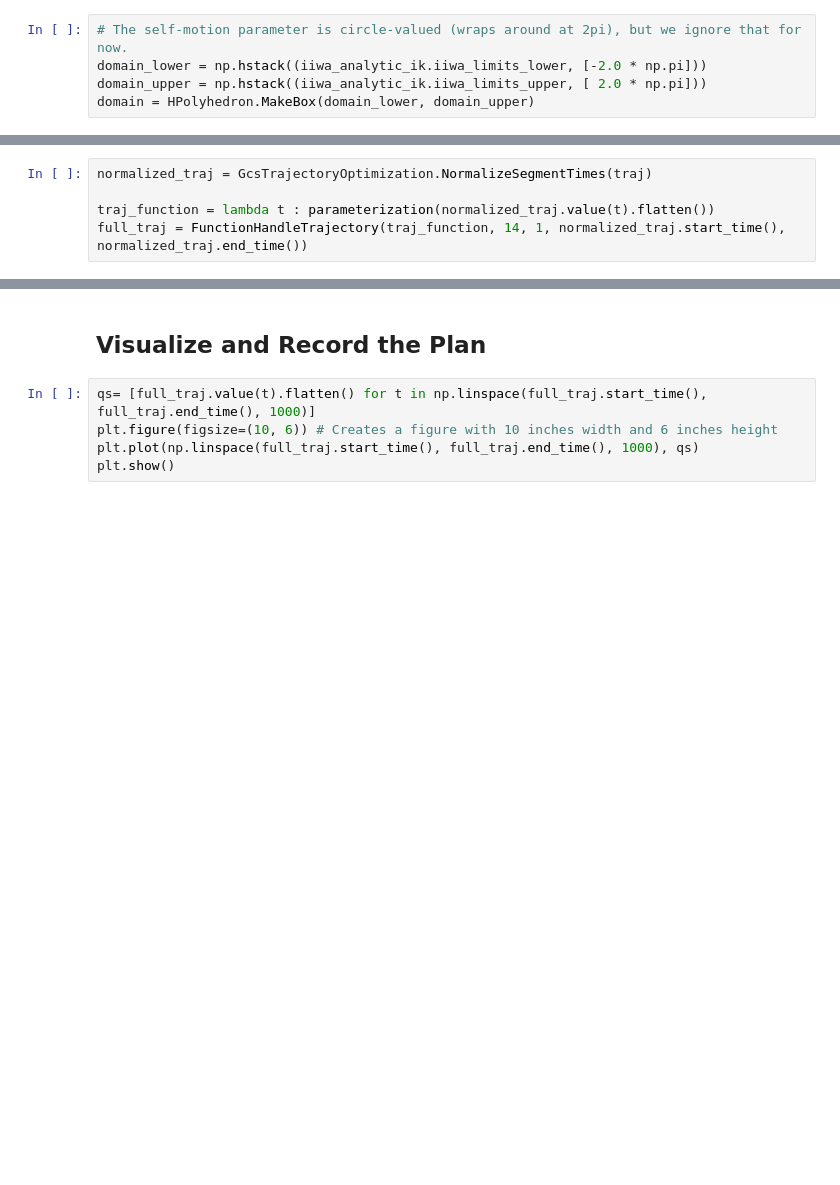
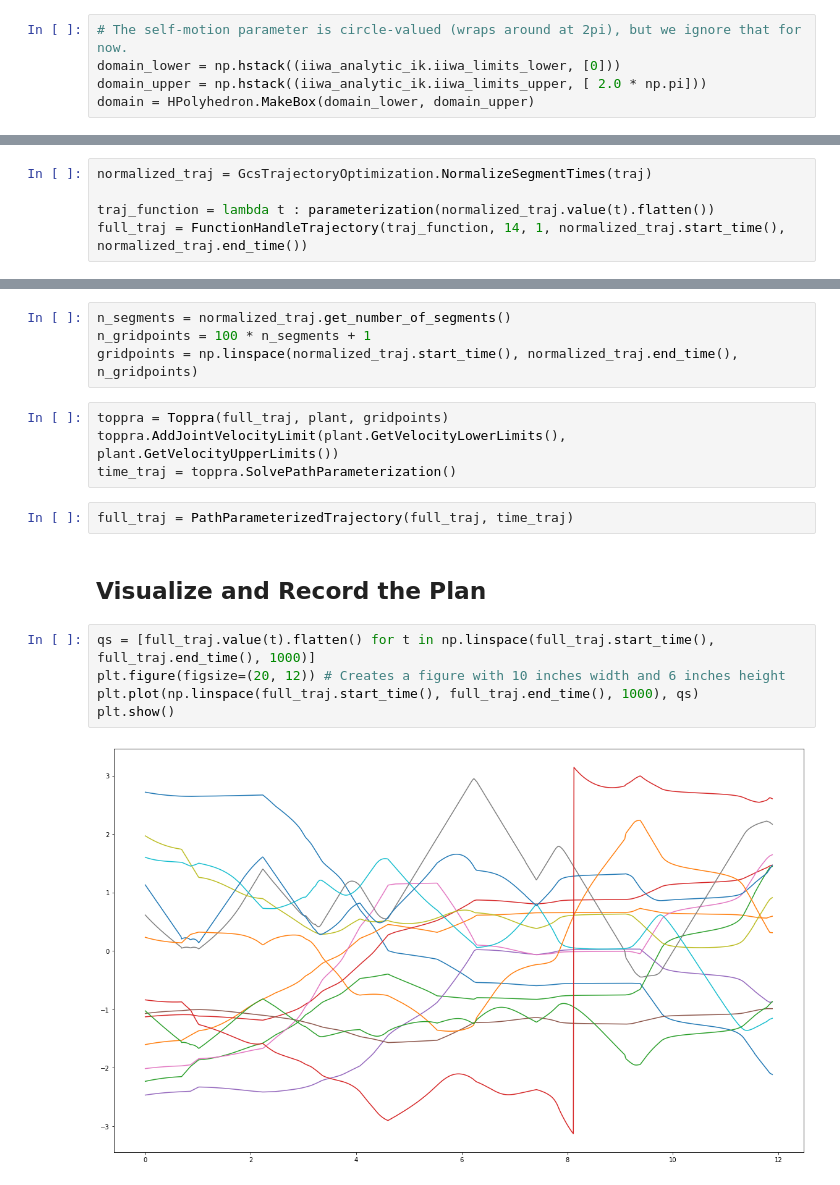
Before and after one commit to cohnt/constrained-bimanual-planning-example, a Jupyter notebook: notebooks/main.ipynb, the cells around one changed output, grey strips where cells are left out. Saved outputs shown, nothing was run; the diff lists cells and outputs as text; blank space fills up the shorter version.

Commit message:
Making progress, but one joint really likes to wrap around!

```diff
--- a/notebooks/main.ipynb
+++ b/notebooks/main.ipynb
@@ -187,7 +195,7 @@ iris_prog.AddConstraint(subordinate_arm_config,
 ## RRT-Connect Path Between the Start and Goal
 # %%
 # The self-motion parameter is circle-valued (wraps around at 2pi), but we ignore that for now.
-domain_lower = np.hstack((iiwa_analytic_ik.iiwa_limits_lower, [-2.0 * np.pi]))
+domain_lower = np.hstack((iiwa_analytic_ik.iiwa_limits_lower, [0]))
 domain_upper = np.hstack((iiwa_analytic_ik.iiwa_limits_upper, [ 2.0 * np.pi]))
 domain = HPolyhedron.MakeBox(domain_lower, domain_upper)
 # %%
@@ -419,10 +437,22 @@ full_traj = PathParameterizedTrajectory(full_traj, time_traj)
+# %%
+n_segments = normalized_traj.get_number_of_segments()
+n_gridpoints = 100 * n_segments + 1
+gridpoints = np.linspace(normalized_traj.start_time(), normalized_traj.end_time(), n_gridpoints)
+# %%
+toppra = Toppra(full_traj, plant, gridpoints)
+toppra.AddJointVelocityLimit(plant.GetVelocityLowerLimits(), plant.GetVelocityUpperLimits())
+time_traj = toppra.SolvePathParameterization()
+# %%
+full_traj = PathParameterizedTrajectory(full_traj, time_traj)
 # %% [markdown]
 ## Visualize and Record the Plan
-# %%
-qs= [full_traj.value(t).flatten() for t in np.linspace(full_traj.start_time(), full_traj.end_time(), 1000)]
-plt.figure(figsize=(10, 6)) # Creates a figure with 10 inches width and 6 inches height
-plt.plot(np.linspace(full_traj.start_time(), full_traj.end_time(), 1000), qs)
-plt.show()
+# %%
+qs = [full_traj.value(t).flatten() for t in np.linspace(full_traj.start_time(), full_traj.end_time(), 1000)]
+plt.figure(figsize=(20, 12)) # Creates a figure with 10 inches width and 6 inches height
+plt.plot(np.linspace(full_traj.start_time(), full_traj.end_time(), 1000), qs)
+plt.show()
+# %% [output]
+[figure, added]
 # %%
 context = diagram.CreateDefaultContext()
 plant_context = plant.GetMyContextFromRoot(context)
```
Also changed, not shown: parts of 17 cells of this notebook.
